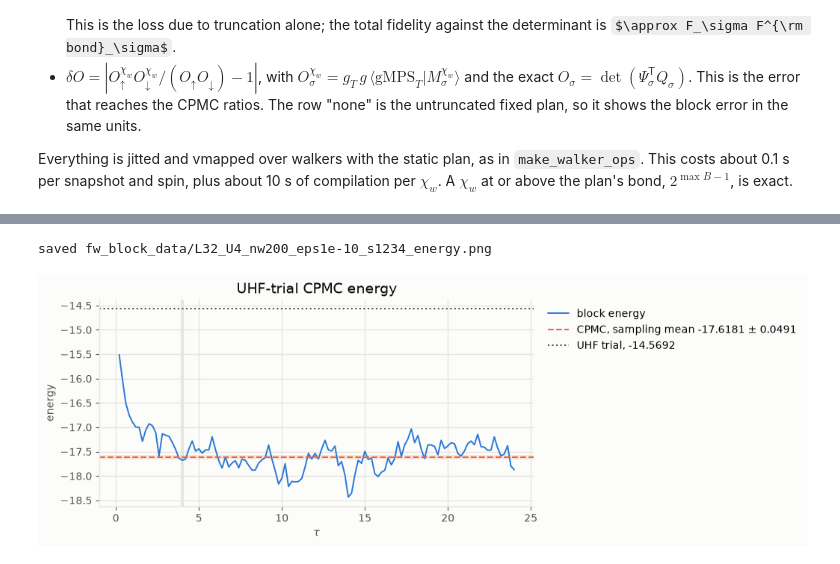
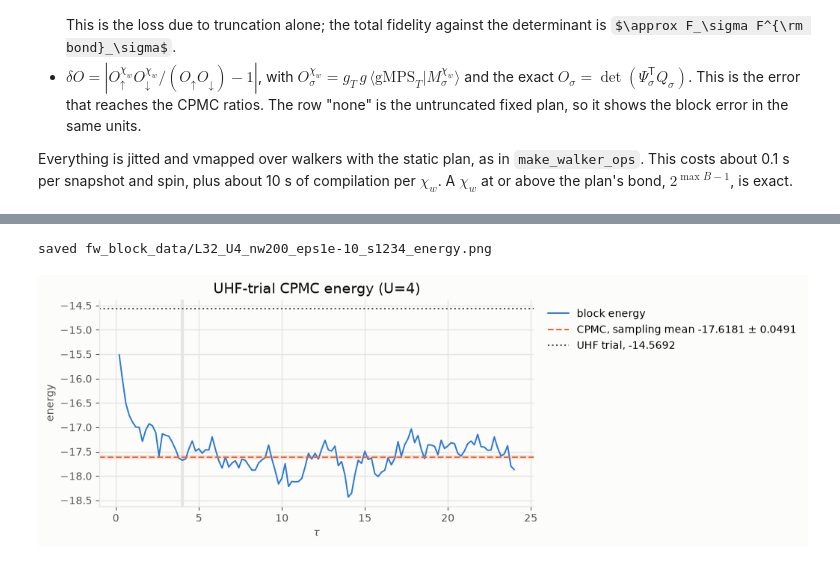
Before and after one commit to franappi11/trot_mps, a Jupyter notebook: trot/gmps/fixed_block_walkers.ipynb, the cells around one changed output, grey strips where cells are left out. Cells and saved outputs as stored; diff of their text form; code cells hidden in the pictures; some formulas as TeX source.

Commit message:
Adding error analysis scipts

```diff
--- a/trot/gmps/fixed_block_walkers.ipynb
+++ b/trot/gmps/fixed_block_walkers.ipynb
@@ -46,5 +61,6 @@ RERUN = True
 # %%
 import dataclasses
+import heapq
 import json
 import sys
 import time
@@ -58,7 +74,10 @@ import jax.numpy as jnp
 jax.config.update("jax_enable_x64", True)
 
 sys.path.insert(0, str(Path.cwd()))           # this folder: mps_cpmc_new.py
-from mps_cpmc_new import make_orbital_plan, channel_angles, channel_mps, hopping_matrix, plan_bonds
+import mps_cpmc_new as mcn
+from mps_cpmc_new import (make_orbital_plan, channel_angles, channel_mps, hopping_matrix, plan_bonds,
+                          gate_pair, sector_plan, _move_centre, _assemble)
+from trot.core.ops import MeasOps, k_energy
 from trot.core.system import System
 from trot.driver import make_run_blocks
 from trot.ham.chol import HamChol
@@ -68,8 +87,9 @@ from trot.meas.uhf import make_uhf_meas_ops
 from trot.prop import blocks, cpmc, cpmc_slow
 from trot.prop.types import QmcParams
 from trot.stat_utils import blocking_analysis_ratio
+from trot.trial.auto import make_auto_trial_ops
 from trot.trial.ghf import GhfTrial, make_ghf_trial_ops
-from trot.trial.uhf import UhfTrial, make_uhf_trial_ops
+from trot.trial.uhf import UhfTrial, make_uhf_trial_ops, get_rdm1 as uhf_get_rdm1
 
 PALETTE = ["#2a78d6", "#eb6834", "#1baf7a", "#8e5bd0", "#d4a20f", "#d6457a"]
 INK, INK2, GRID, SURFACE = "#0b0b0b", "#52514e", "#e6e5e1", "#fcfcfb"
@@ -85,14 +105,22 @@ LEGEND = dict(loc="upper left", bbox_to_anchor=(1.01, 1.0))
 
 DATA_DIR = Path("fw_block_data")
 DATA_DIR.mkdir(exist_ok=True)
-RUN_TAG = f"L{L}_U{U:g}_nw{N_WALKERS}_s{SEED}"
-TAG = f"L{L}_U{U:g}_nw{N_WALKERS}_eps{EPS:.0e}_s{SEED}"
-WALKERS = DATA_DIR / f"{RUN_TAG}_walkers.npz"      # the CPMC run: every snapshot's walkers
-DATA = DATA_DIR / f"{TAG}.npz"                     # block sizes and plan fidelities
+def data_names(U):
+    # cache names at interaction U: run tag, analysis tag, the CPMC run (every snapshot's walkers), and the
+    # block sizes and plan fidelities
+    run_tag = f"L{L}_U{U:g}_nw{N_WALKERS}_s{SEED}"
+    tag = f"L{L}_U{U:g}_nw{N_WALKERS}_eps{EPS:.0e}_s{SEED}"
+    return run_tag, tag, DATA_DIR / f"{run_tag}_walkers.npz", DATA_DIR / f"{tag}.npz"
+
+
+RUN_TAG, TAG, WALKERS, DATA = data_names(U)
 trunc_file = lambda chi: DATA_DIR / f"{TAG}_chi{chi}.npz"   # truncation, one file per chi_w (0 = none)
 
 
 def save(fig, name):
+    for ax in fig.axes:                                # every title says which U it is
+        if ax.get_title() and "U=" not in ax.get_title():
+            ax.set_title(f"{ax.get_title()} (U={U:g})")
     path = DATA_DIR / f"{TAG}_{name}.png"
     fig.savefig(path, dpi=200, bbox_inches="tight")
     print(f"saved {path}")
@@ -222,7 +250,7 @@ def fidelity(Q, plan):
     return np.linalg.det(np.stack([rows[i] for i in np.flatnonzero(plan.occupation)])) ** 2
 
 
-def analyse(walkers):
+def analyse(walkers, plans=PLAN):
     nw = walkers[0].shape[0]
     B = np.zeros((nw, 2, L - 1), np.int8)
     F_fixed, F_own = np.zeros((nw, 2)), np.zeros((nw, 2))
@@ -233,7 +261,7 @@ def analyse(walkers):
             own = make_orbital_plan(Q, "adaptive", EPS)
             B[w, s] = own.block_sizes
             F_own[w, s] = fidelity(Q, own)
-            F_fixed[w, s] = fidelity(Q, PLAN[s])
+            F_fixed[w, s] = fidelity(Q, plans[s])
     return B, F_fixed, F_own
 # %% [markdown]
 ## The run
@@ -333,7 +352,9 @@ print(f"\nparticle-hole symmetry: max |P_dn - (1 - S P_up S)| = {np.abs(P_dn - (
       f"B_up != B_dn in {(BS[:, :, 0] != BS[:, :, 1]).sum()} of {BS[:, :, 0].size} (snapshot, walker, site) entries")
 
 stats = blocking_analysis_ratio(energies[N_EQL:], weights[N_EQL:], print_q=False)
-print(f"\nCPMC energy (UHF trial): {stats['mu']:.6f} +- {stats['se_star']:.6f}   UHF: {E_UHF:.6f}")
+E_MEAN = float(stats["mu"])
+E_ERR = float("nan") if stats["se_star"] is None else float(stats["se_star"])   # None: too few blocks for a plateau
+print(f"\nCPMC energy (UHF trial): {E_MEAN:.6f} +- {E_ERR:.6f}   UHF: {E_UHF:.6f}")
 # %% [output]
  walker spin   det(Psi^T Q)      own-plan rel.err   fixed-plan rel.err   1-F_fixed   bond (own/fixed)
      0   ↑   +1.186479e-01      1.7e-07            7.8e-09           2.1e-10     32/16
@@ -607,15 +586,16 @@ saved fw_block_data/L32_U4_nw200_eps1e-10_s1234_truncation_overlap_error.png
 # %%
 fig, ax = plt.subplots(figsize=(7.5, 3.6))
 ax.plot(tau[1:], energies, color=PALETTE[0], lw=1.4, label="block energy")
-ax.axhline(stats["mu"], color=PALETTE[1], ls="--", lw=1.5,
-           label=f"CPMC, sampling mean {stats['mu']:.4f} ± {stats['se_star']:.4f}")
-ax.axhspan(stats["mu"] - stats["se_star"], stats["mu"] + stats["se_star"], color=PALETTE[1], alpha=0.15, lw=0)
+ax.axhline(E_MEAN, color=PALETTE[1], ls="--", lw=1.5,
+           label=f"CPMC, sampling mean {E_MEAN:.4f} ± {E_ERR:.4f}")
+if np.isfinite(E_ERR):
+    ax.axhspan(E_MEAN - E_ERR, E_MEAN + E_ERR, color=PALETTE[1], alpha=0.15, lw=0)
 ax.axhline(E_UHF, color=INK2, ls=":", lw=1.5, label=f"UHF trial, {E_UHF:.4f}")
 ax.axvline(tau[N_EQL], color=GRID, lw=3, zorder=0)
 ax.set_xlabel(r"$\tau$"); ax.set_ylabel("energy")
 ax.set_title("UHF-trial CPMC energy")
 ax.legend(**LEGEND)
 save(fig, "energy"); plt.show()
 # %% [output]
 saved fw_block_data/L32_U4_nw200_eps1e-10_s1234_energy.png
-[figure, old version]
+[figure, new version]
```
Also changed, not shown: parts of 77 cells of this notebook, 5 other files.
